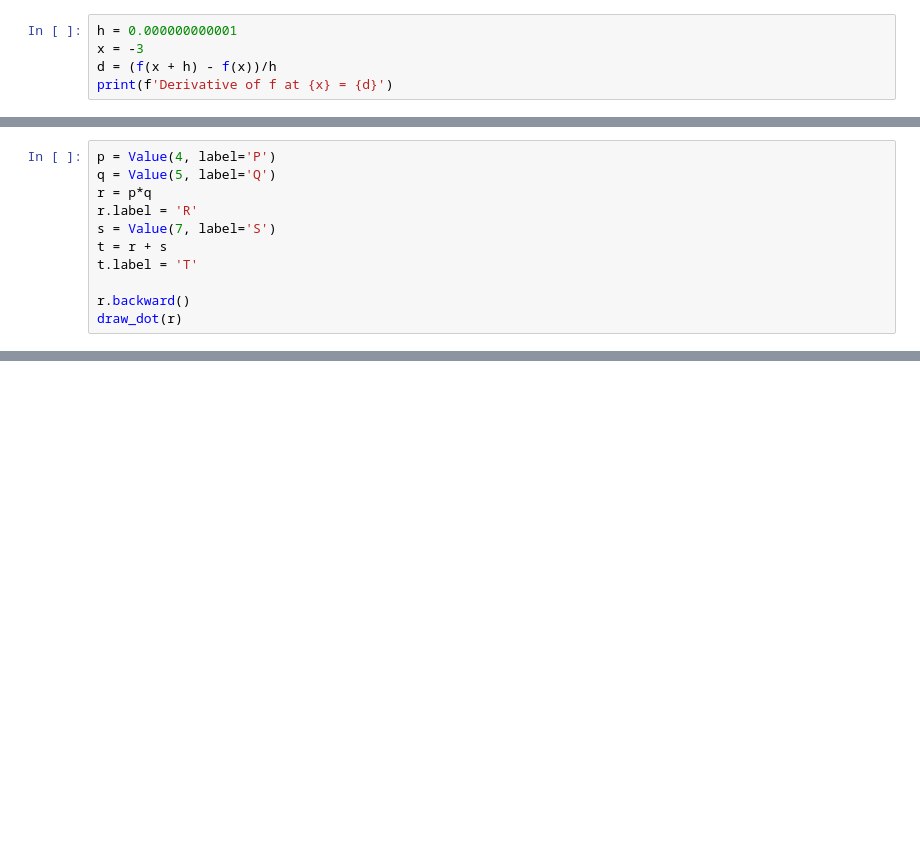
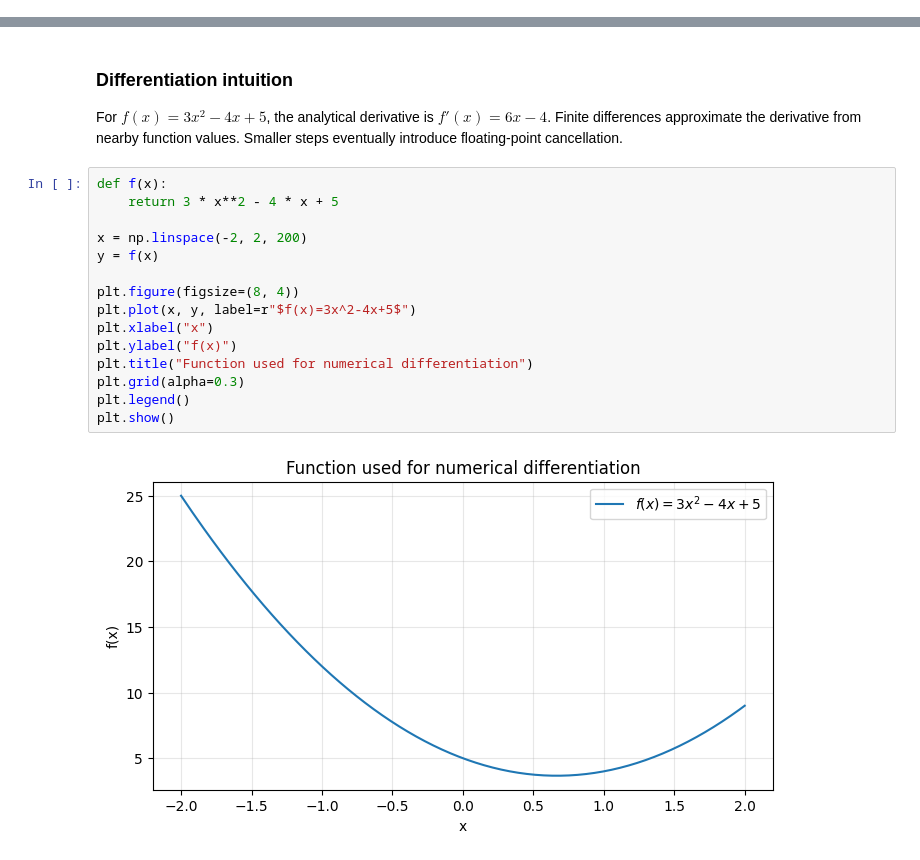
Before and after one commit to apoorv19151/mini-autograd-engine, a Jupyter notebook: autograd_notebook.ipynb, the cells around one changed output, grey strips where cells are left out. Drawn from its saved outputs; the diff is of its cells as text; blank space fills up the shorter version.

```diff
--- a/autograd_notebook.ipynb
+++ b/autograd_notebook.ipynb
@@ -45,5 +0,0 @@ plt.plot(y)
-# %%
-h = 0.000000000001
-x = -3
-d = (f(x + h) - f(x))/h
-print(f'Derivative of f at {x} = {d}')
@@ -298,11 +0,0 @@ draw_dot(S)
-# %%
-p = Value(4, label='P')
-q = Value(5, label='Q')
-r = p*q
-r.label = 'R'
-s = Value(7, label='S')
-t = r + s
-t.label = 'T'
-
-r.backward()
-draw_dot(r)
@@ -1169,0 +23,21 @@ Generating decision boundary plot.
+# %% [markdown]
+### Differentiation intuition
+
+For $f(x)=3x^2-4x+5$, the analytical derivative is $f'(x)=6x-4$. Finite differences approximate the derivative from nearby function values. Smaller steps eventually introduce floating-point cancellation.
+# %%
+def f(x):
+    return 3 * x**2 - 4 * x + 5
+
+x = np.linspace(-2, 2, 200)
+y = f(x)
+
+plt.figure(figsize=(8, 4))
+plt.plot(x, y, label=r"$f(x)=3x^2-4x+5$")
+plt.xlabel("x")
+plt.ylabel("f(x)")
+plt.title("Function used for numerical differentiation")
+plt.grid(alpha=0.3)
+plt.legend()
+plt.show()
+# %% [output]
+[figure, added]
```
Also changed, not shown: parts of 34 cells of this notebook, 1 other file.
